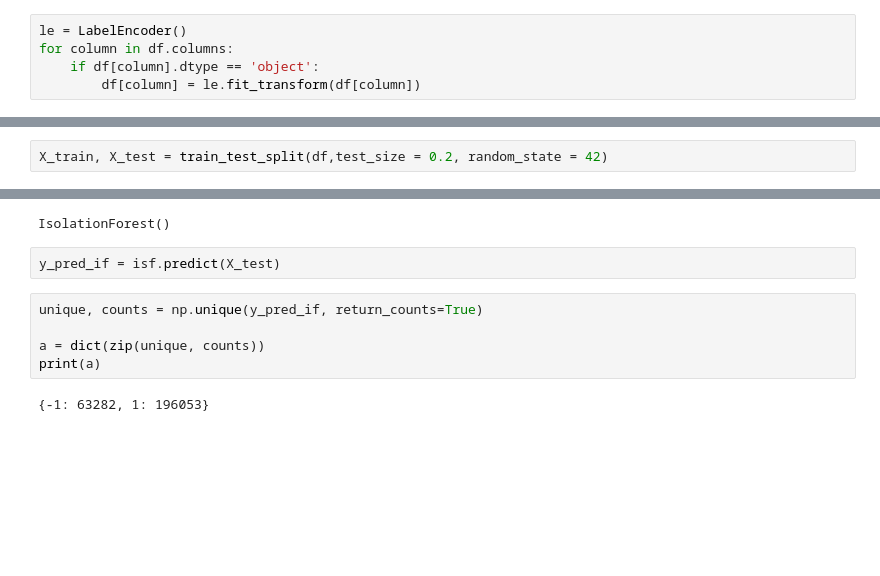
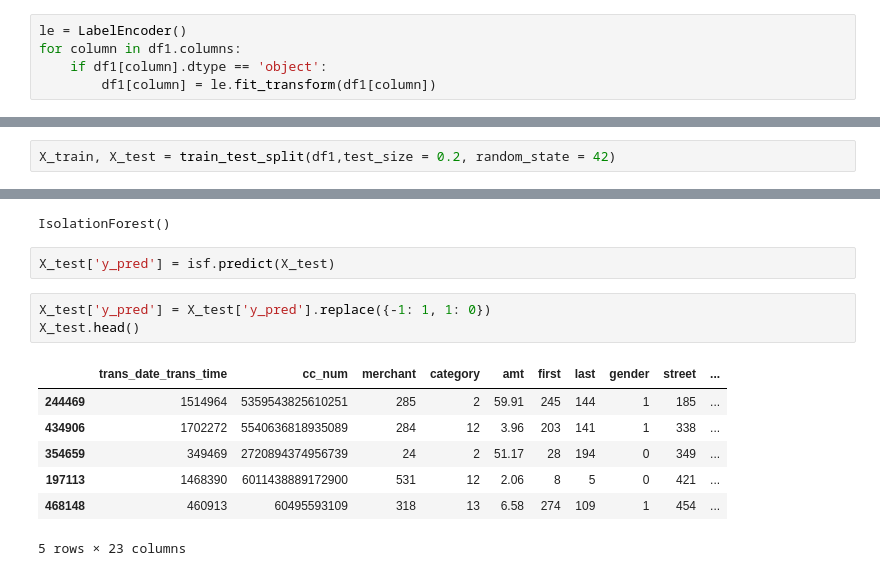
Before and after one commit to KrippaNandhini/Credit-card-fraud-detection, a Jupyter notebook: credit-card-fraud-detection.ipynb, the cells around one changed output, grey strips where cells are left out. Cells and saved outputs as stored; diff of their text form; blank space fills up the shorter version.

```diff
--- a/credit-card-fraud-detection.ipynb
+++ b/credit-card-fraud-detection.ipynb
@@ -83,6 +83,6 @@ dtype: int64
 # %%
 le = LabelEncoder()
-for column in df.columns:
-    if df[column].dtype == 'object':
-        df[column] = le.fit_transform(df[column])
+for column in df1.columns:
+    if df1[column].dtype == 'object':
+        df1[column] = le.fit_transform(df1[column])
 # %%
@@ -108,16 +108,20 @@ memory usage: 197.9 MB
 # %%
-X_train, X_test = train_test_split(df,test_size = 0.2, random_state = 42)
+X_train, X_test = train_test_split(df1,test_size = 0.2, random_state = 42)
 # %%
 isf = IsolationForest()
 isf.fit(X_train)
 # %% [output]
 IsolationForest()
 # %%
-y_pred_if = isf.predict(X_test)
+X_test['y_pred'] = isf.predict(X_test)
-# %%
-unique, counts = np.unique(y_pred_if, return_counts=True)
-
-a = dict(zip(unique, counts))
-print(a)
-# %% [output]
-{-1: 63282, 1: 196053}
+# %%
+X_test['y_pred'] = X_test['y_pred'].replace({-1: 1, 1: 0})
+X_test.head()
+# %% [output]
+|  | trans_date_trans_time | cc_num | merchant | category | amt | first | last | gender | street | ... |
+| 244469 | 1514964 | 5359543825610251 | 285 | 2 | 59.91 | 245 | 144 | 1 | 185 | ... |
+| 434906 | 1702272 | 5540636818935089 | 284 | 12 | 3.96 | 203 | 141 | 1 | 338 | ... |
+| 354659 | 349469 | 2720894374956739 | 24 | 2 | 51.17 | 28 | 194 | 0 | 349 | ... |
+| 197113 | 1468390 | 6011438889172900 | 531 | 12 | 2.06 | 8 | 5 | 0 | 421 | ... |
+| 468148 | 460913 | 60495593109 | 318 | 13 | 6.58 | 274 | 109 | 1 | 454 | ... |
+5 rows × 23 columns
```
Also changed, not shown: parts of 11 cells of this notebook.
